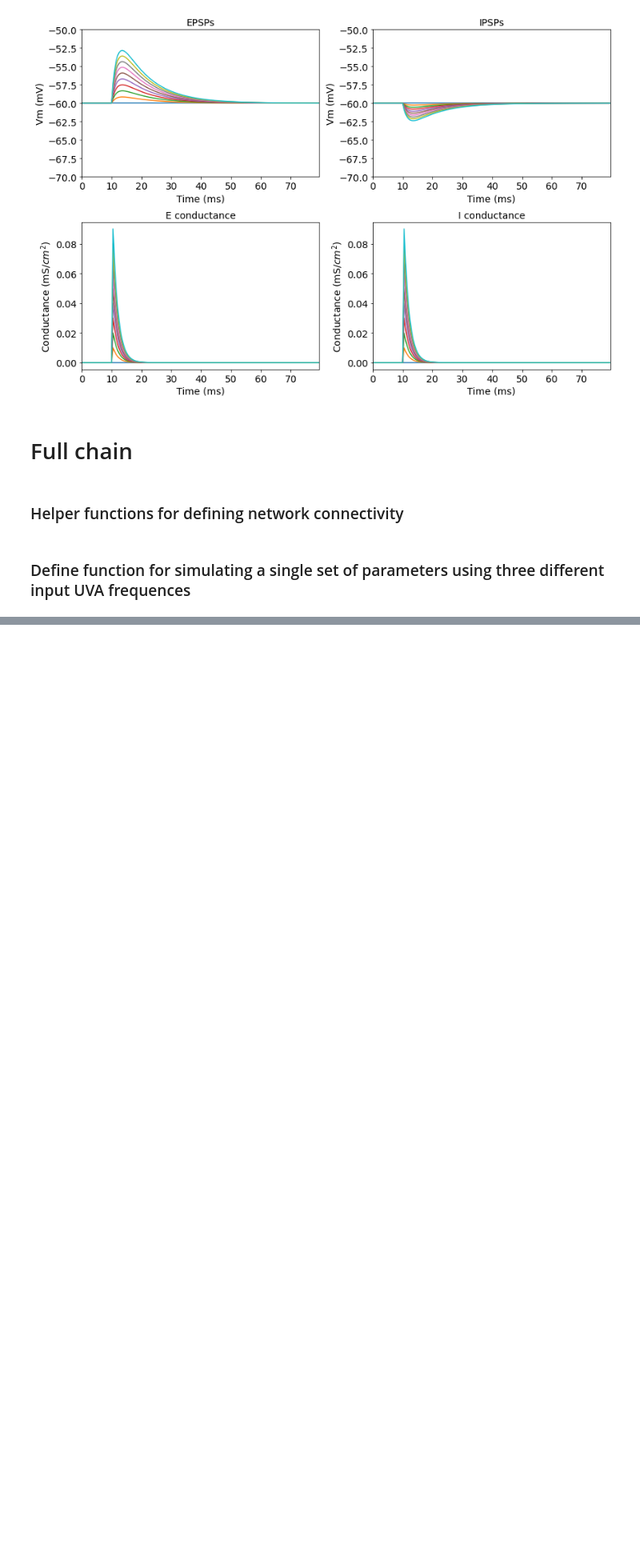
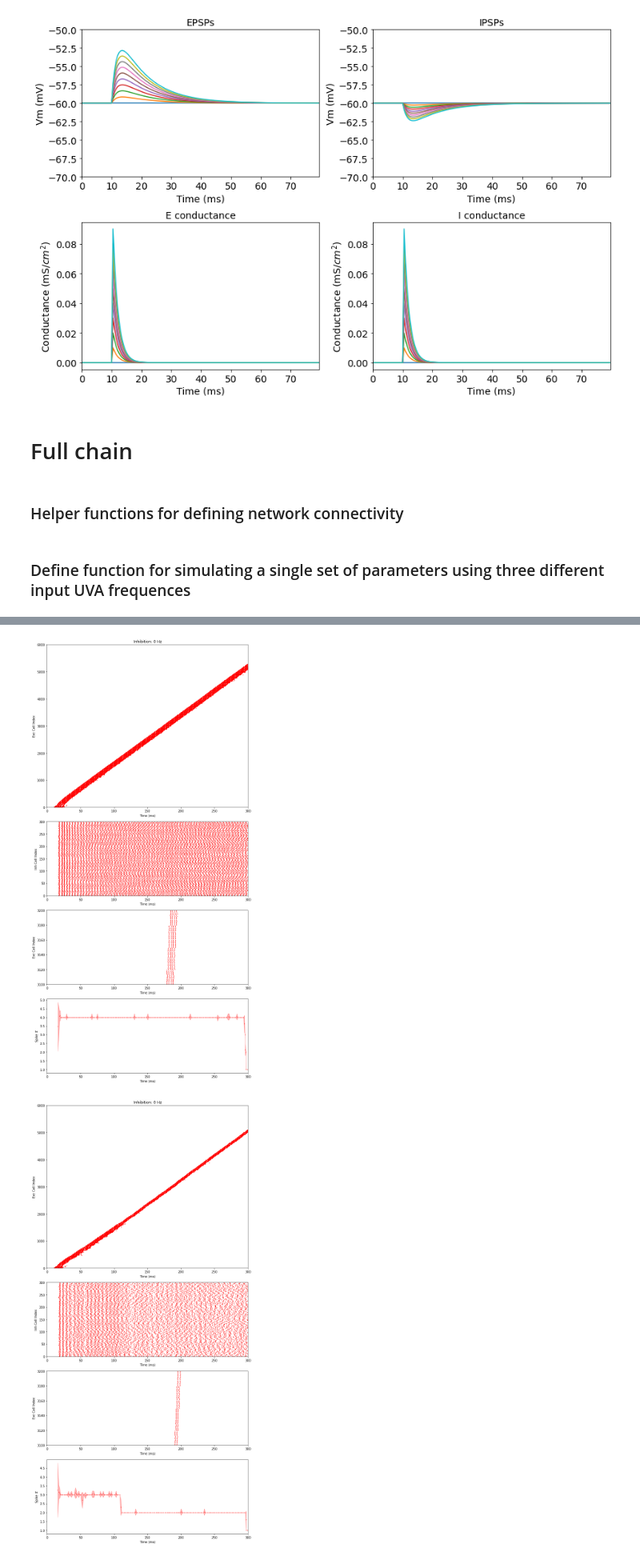
Before and after one commit to davidgbe/for_the_birds, a Jupyter notebook: realistic_synfire_chain_dropout.ipynb, the cells around one changed output, grey strips where cells are left out. Shown at 80% size. Drawn from its saved outputs; the diff is of its cells as text; code cells hidden in the pictures; blank space fills up the shorter version.

Commit message:
add complete dropout experiment

```diff
--- a/realistic_synfire_chain_dropout.ipynb
+++ b/realistic_synfire_chain_dropout.ipynb
@@ -442,9 +485,9 @@ def quick_plot(m, weights, cnxn_probs, dropout,
 # %%
 S.T = 0.3
-m_2 = copy(m_t)
-m_2.N_L_E = 30
-m_2.N_L = 200
-set_dynamic_vars(m_2)
+m = copy(M)
+m.N_L_E = 30
+m.N_L = 200
+set_dynamic_vars(m)
 
 '''
     Parameters:
@@ -458,20 +501,4 @@ set_dynamic_vars(m_2)
         7. fraction of total nuerons in entire chain that a single inhibitory cell receieves afferents from
         8. fraction of total neurons in prior chainlink that neuron in current chainlink receives afferents from
 '''
-alpha = 0.8e-6
-
-quick_plot(m_2, {
-    'e_i':   4 * alpha,
-    'i_e':   alpha,
-    'e_e_r': 6e-6,
-    'e_e_f': 16e-6,
-    'u_i':   0.8e-3,
-}, {
-    'e_i':   0.75,
-    'i_e':   0.75,
-    'e_e_r': .7,
-    'e_e_f': .7,
-}, {
-    'e': 0.3,
-    'i': 0,
-}, n_show_only=10, overlay=True, repeats=10)
+None
@@ -490,0 +505,20 @@ array([ 1.,  1., nan,  1., nan, nan,  1.,  1.,  1.,  1.])
+# %%
+i_e_weight = 0.23e-6
+dropouts = [{'e': 0, 'i': 0}, {'e': 0.1, 'i': 0}, {'e': 0.2, 'i': 0}]
+repeats = 50
+
+res = quick_plot(m, {
+    'e_i':   4 * i_e_weight,
+    'i_e':   i_e_weight,
+    'e_e_r': 5.3e-6,
+    'e_e_f': 11e-6,
+    'u_i':   0,
+}, {
+    'e_i':   0.75,
+    'i_e':   0.75,
+    'e_e_r': .7,
+    'e_e_f': .7,
+}, dropouts, n_show_only=3, overlay=True, repeats=repeats, show_connectivity=False)
+# %% [output]
+[figure, added]
+[figure, added]
```
Also changed, not shown: parts of 11 cells of this notebook, 1 other file.
